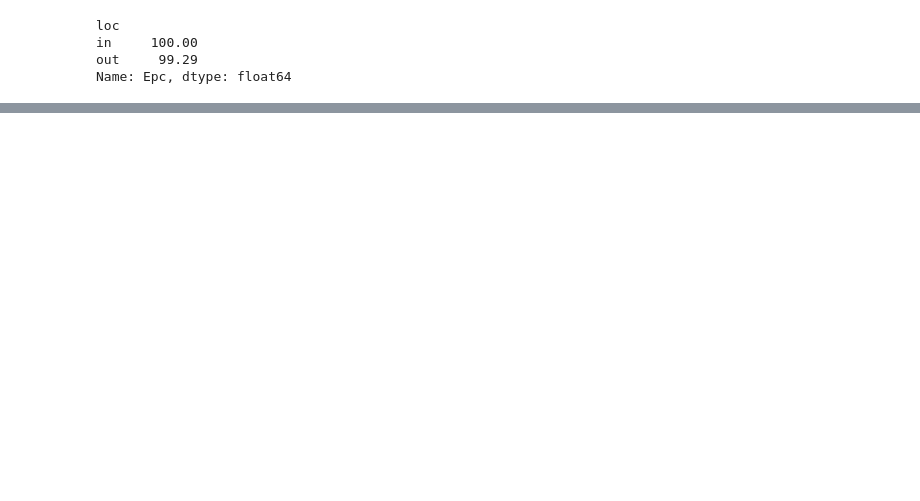
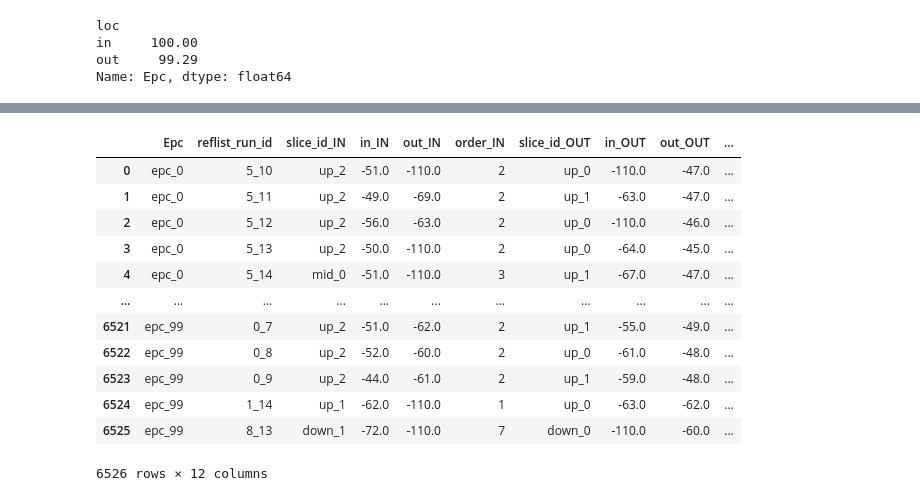
Before and after one commit to ADEBIKPE/Projet_Machine_Learning_RFID, a Jupyter notebook: Machine_Learning/MLRFID_Projet_S8_V2.ipynb, the cells around one changed output, grey strips where cells are left out. Saved outputs shown, nothing was run; the diff lists cells and outputs as text; code cells hidden in the pictures; blank space fills up the shorter version.

```diff
--- a/Machine_Learning/MLRFID_Projet_S8_Version2.ipynb
+++ b/Machine_Learning/MLRFID_Projet_S8_V2.ipynb
@@ -364,0 +420,4 @@ Name: Epc, dtype: float64
+# %%
+ana = df_timing_slices.groupby(['Epc' ,'slice_id', 'loc','reflist_run_id']) ['Rssi'].max()\
+    .unstack('loc', fill_value =- 110).reset_index(drop=False)
+ana
@@ -364,0 +438,4 @@ Name: Epc, dtype: float64
+# %%
+order=pd.DataFrame(timing_slices['slice_id'].unique(), columns=['slice_id'])
+order['order']=order. index
+order
@@ -364,0 +453,4 @@ Name: Epc, dtype: float64
+# %%
+ana=pd.merge(ana, order, on='slice_id', how='left')
+ana = ana [['Epc','reflist_run_id','slice_id', 'in', 'out', 'order']]
+ana
@@ -364,0 +471,9 @@ Name: Epc, dtype: float64
+# %%
+# Last subslice_id with out>in
+ana_out =ana [ ana['out']>ana['in'] ] \
+.sort_values(['Epc', 'reflist_run_id', 'order'], ascending=False) \
+.drop_duplicates(['Epc', 'reflist_run_id'])
+# first subslice_id with in/out
+ana_in =ana [ ana['in']>ana['out'] ] \
+.sort_values(['Epc', 'reflist_run_id', 'order'], ascending=True) \
+.drop_duplicates(['Epc', 'reflist_run_id'])
@@ -364,0 +512,20 @@ Name: Epc, dtype: float64
+# %%
+ana = pd.merge(ana_in, ana_out, on=['Epc', 'reflist_run_id'], suffixes=['_IN', '_OUT'], how='inner')\
+.sort_values(['Epc', 'reflist_run_id'])
+ana = pd.merge(ana, reflist, on='Epc', how='left')
+
+ana
+# %% [output]
+|  | Epc | reflist_run_id | slice_id_IN | in_IN | out_IN | order_IN | slice_id_OUT | in_OUT | out_OUT | ... |
+| 0 | epc_0 | 5_10 | up_2 | -51.0 | -110.0 | 2 | up_0 | -110.0 | -47.0 | ... |
+| 1 | epc_0 | 5_11 | up_2 | -49.0 | -69.0 | 2 | up_1 | -63.0 | -47.0 | ... |
+| 2 | epc_0 | 5_12 | up_2 | -56.0 | -63.0 | 2 | up_0 | -110.0 | -46.0 | ... |
+| 3 | epc_0 | 5_13 | up_2 | -50.0 | -110.0 | 2 | up_0 | -64.0 | -45.0 | ... |
+| 4 | epc_0 | 5_14 | mid_0 | -51.0 | -110.0 | 3 | up_1 | -67.0 | -47.0 | ... |
+| ... | ... | ... | ... | ... | ... | ... | ... | ... | ... | ... |
+| 6521 | epc_99 | 0_7 | up_2 | -51.0 | -62.0 | 2 | up_1 | -55.0 | -49.0 | ... |
+| 6522 | epc_99 | 0_8 | up_2 | -52.0 | -60.0 | 2 | up_0 | -61.0 | -48.0 | ... |
+| 6523 | epc_99 | 0_9 | up_2 | -44.0 | -61.0 | 2 | up_1 | -59.0 | -48.0 | ... |
+| 6524 | epc_99 | 1_14 | up_1 | -62.0 | -110.0 | 1 | up_0 | -63.0 | -62.0 | ... |
+| 6525 | epc_99 | 8_13 | down_1 | -72.0 | -110.0 | 7 | down_0 | -110.0 | -60.0 | ... |
+6526 rows × 12 columns
```
Also changed, not shown: parts of 21 cells of this notebook.
